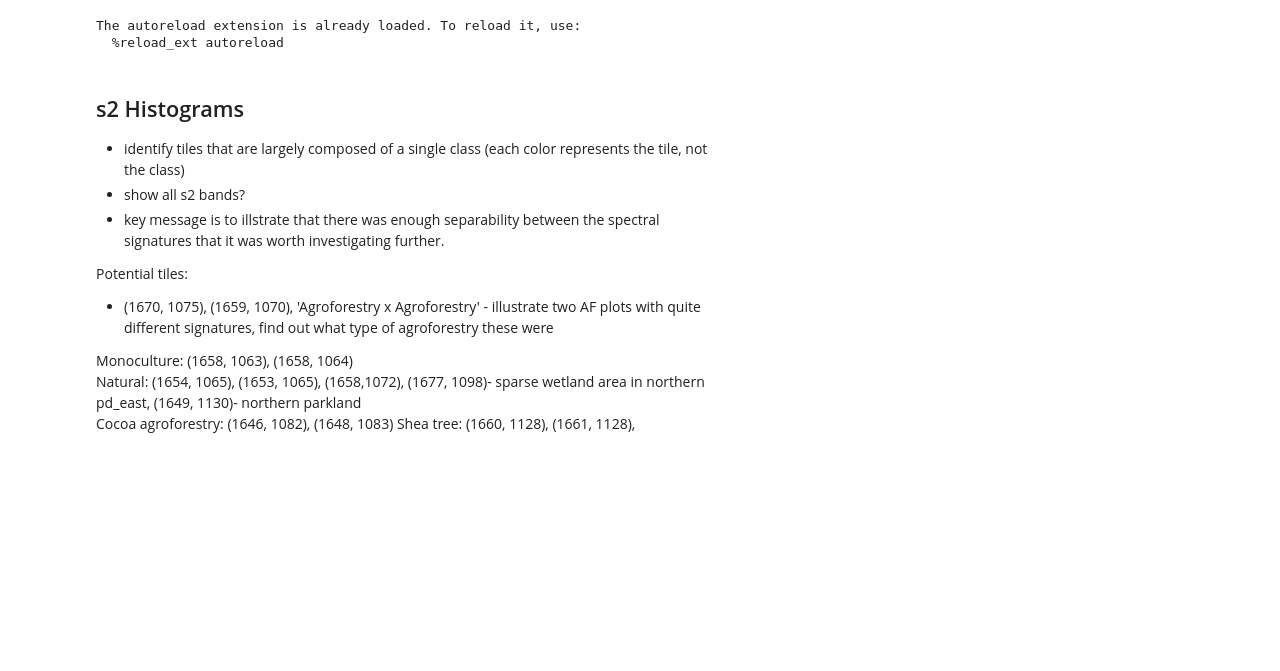
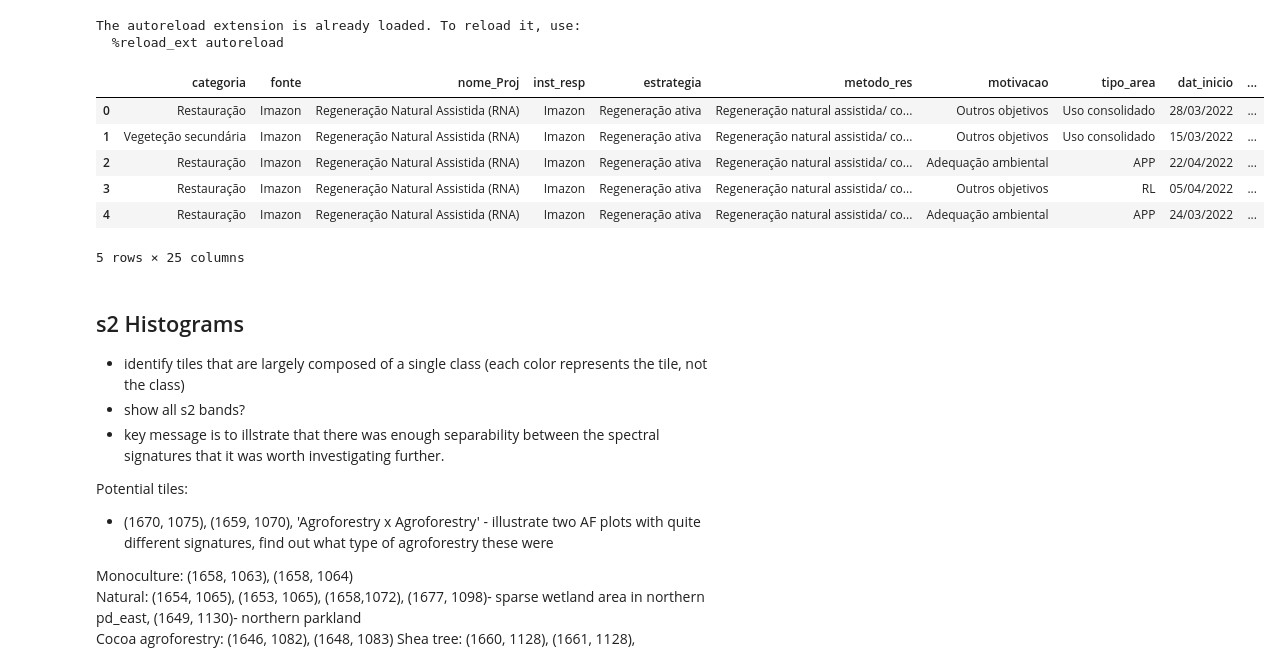
Before and after one commit to wri/plantation_classifier, a Jupyter notebook: notebooks/analyses/publication_visuals.ipynb, the cells around one changed output. Saved outputs shown, nothing was run; the diff lists cells and outputs as text; code cells hidden in the pictures; blank space fills up the shorter version.

```diff
--- a/notebooks/analyses/publication_visuals.ipynb
+++ b/notebooks/analyses/publication_visuals.ipynb
@@ -77,3 +35,14 @@ def style_axis(ax,
+# %%
+df = pd.read_csv('/Users/jessica.ertel/Downloads/ANR_ICV_IMAZON_TTCforTransitionsDectection.csv')
+df.head()
+# %% [output]
+|  | categoria | fonte | nome_Proj | inst_resp | estrategia | metodo_res | motivacao | tipo_area | dat_inicio | ... |
+| 0 | Restauração | Imazon | Regeneração Natural Assistida (RNA) | Imazon | Regeneração ativa | Regeneração natural assistida/ co... | Outros objetivos | Uso consolidado | 28/03/2022 | ... |
+| 1 | Vegeteção secundária | Imazon | Regeneração Natural Assistida (RNA) | Imazon | Regeneração ativa | Regeneração natural assistida/ co... | Outros objetivos | Uso consolidado | 15/03/2022 | ... |
+| 2 | Restauração | Imazon | Regeneração Natural Assistida (RNA) | Imazon | Regeneração ativa | Regeneração natural assistida/ co... | Adequação ambiental | APP | 22/04/2022 | ... |
+| 3 | Restauração | Imazon | Regeneração Natural Assistida (RNA) | Imazon | Regeneração ativa | Regeneração natural assistida/ co... | Outros objetivos | RL | 05/04/2022 | ... |
+| 4 | Restauração | Imazon | Regeneração Natural Assistida (RNA) | Imazon | Regeneração ativa | Regeneração natural assistida/ co... | Adequação ambiental | APP | 24/03/2022 | ... |
+5 rows × 25 columns
 # %% [markdown]
 ## s2 Histograms
 - identify tiles that are largely composed of a single class (each color represents the tile, not the class)
```
Also changed, not shown: parts of 6 cells of this notebook.
